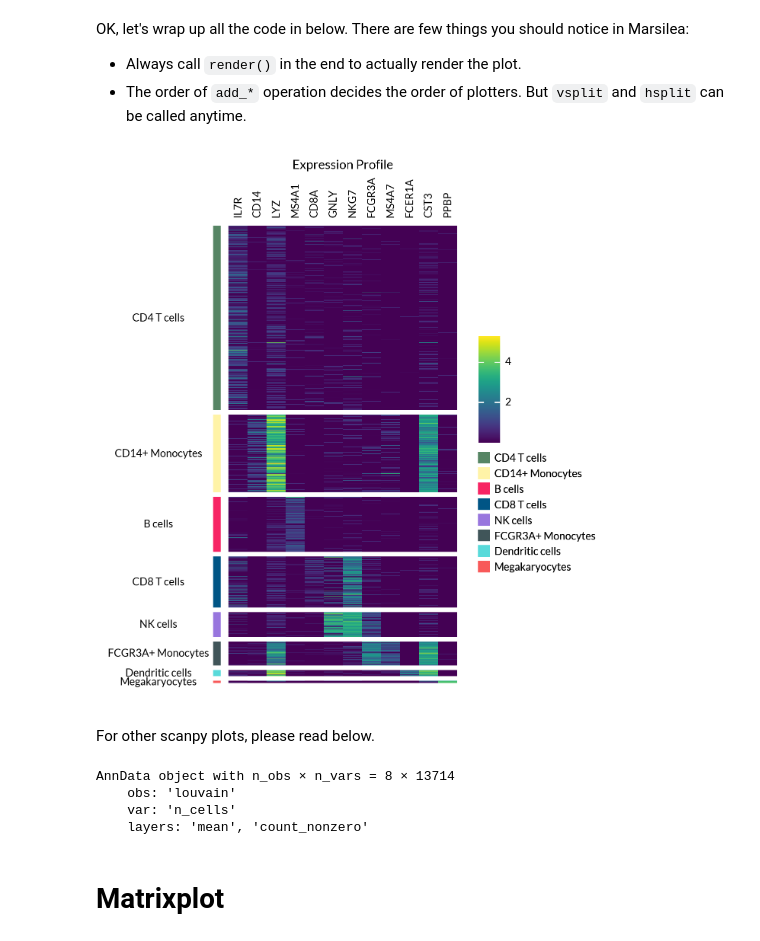
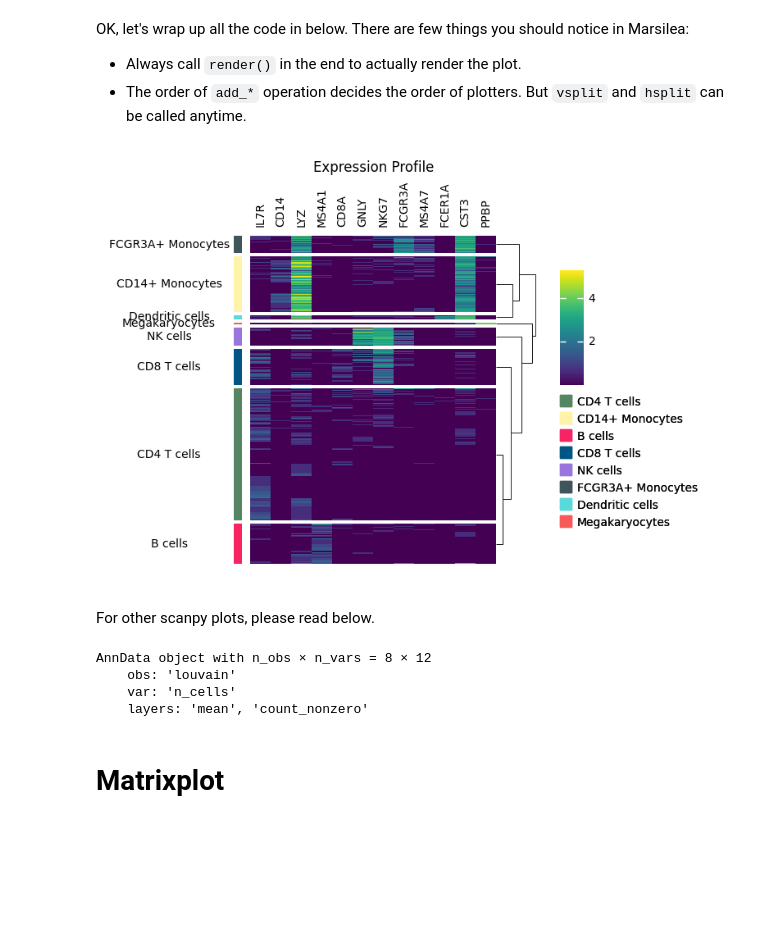
Before and after one commit to scverse/scanpy-tutorials, a Jupyter notebook: plotting-with-marsilea.ipynb, the cells around one changed output. Drawn from its saved outputs; the diff is of its cells as text; code cells hidden in the pictures; blank space fills up the shorter version.

```diff
--- a/plotting-with-marsilea.ipynb
+++ b/plotting-with-marsilea.ipynb
@@ -64,7 +58,7 @@ fk.install("Lato", verbose=False)
 # %% [markdown]
 # Heatmap
 # %%
-exp = pbmc[:, markers].X.A
+exp = pbmc[:, markers].to_df().values
 # %% [markdown]
 Here is the minimum example to create a heatmap with Marsilea, it does nothing besides create a heatmap. You can adjust the main plot size by setting `height` and `width`, the unit is inches.
 
@@ -128,29 +122,30 @@ OK, let's wrap up all the code in below. There are few things you should notice
 - Always call `render()` in the end to actually render the plot.
 - The order of `add_*` operation decides the order of plotters. But `vsplit` and `hsplit` can be called anytime.
 # %%
-m = ma.Heatmap(exp, cmap="viridis", height=6, width=3)
+m = ma.Heatmap(exp, cmap="viridis", height=4, width=3)
 m.hsplit(labels=pbmc.obs["louvain"], order=uni_cells)
 
 chunk = mp.Chunk(uni_cells, rotation=0, align="center")
 colors = mp.Colors(list(pbmc.obs["louvain"]), palette=cmapper)
 label_markers = mp.Labels(markers)
 
 m.add_left(colors, size=0.1, pad=0.1)
 m.add_left(chunk)
 m.add_top(label_markers, pad=0.1)
+m.add_dendrogram("right", add_base=False)
 
 m.add_legends()
 m.add_title("Expression Profile")
 m.render()
 # %% [output]
-[figure, old version]
+[figure, new version]
 # %% [markdown]
 For other scanpy plots, please read below.
 # %%
-agg_data = sc.get.aggregate(pbmc, by="louvain", func=["mean", "count_nonzero"])
-agg_data
+agg = sc.get.aggregate(pbmc[:, markers], by="louvain", func=["mean", "count_nonzero"])
+agg
 # %% [output]
-AnnData object with n_obs × n_vars = 8 × 13714
+AnnData object with n_obs × n_vars = 8 × 12
     obs: 'louvain'
     var: 'n_cells'
     layers: 'mean', 'count_nonzero'
```
Also changed, not shown: parts of 12 cells of this notebook.
